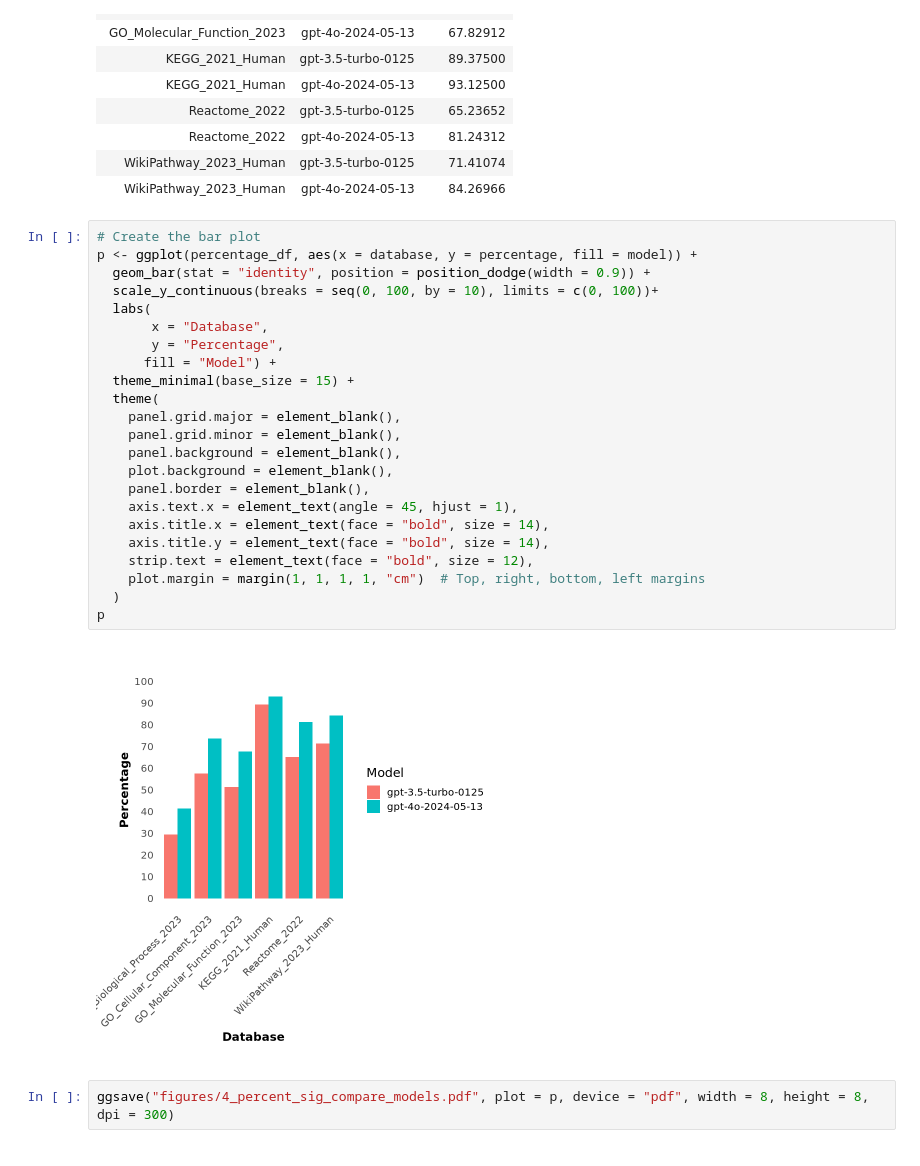
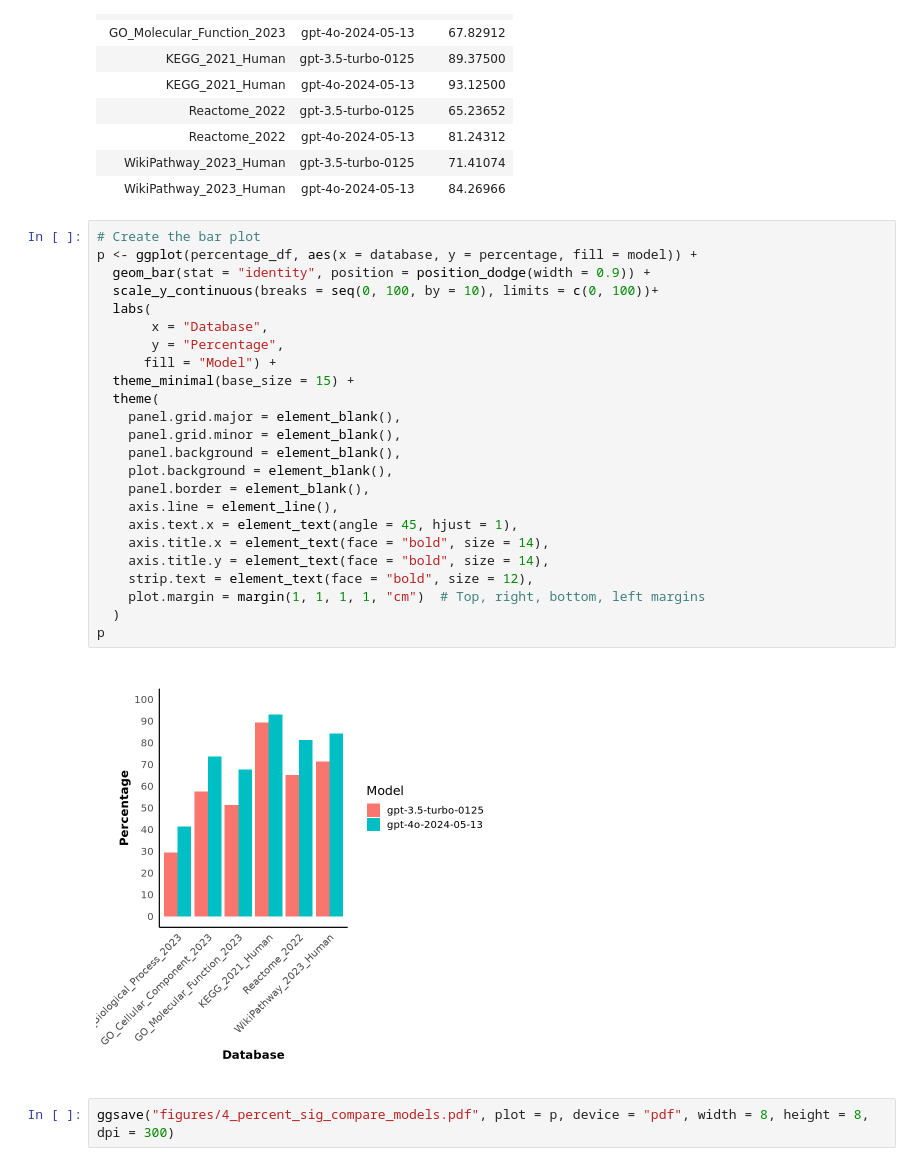
Before and after one commit to Alector-BIO/llm2geneset, a Jupyter notebook: notebooks/figures.ipynb, the cells around one changed output. Saved outputs shown, nothing was run; the diff lists cells and outputs as text.

```diff
--- a/notebooks/figures.ipynb
+++ b/notebooks/figures.ipynb
@@ -183,27 +187,28 @@ A grouped_df: 12 × 3
 # %%
 # Create the bar plot
 p <- ggplot(percentage_df, aes(x = database, y = percentage, fill = model)) +
   geom_bar(stat = "identity", position = position_dodge(width = 0.9)) +
   scale_y_continuous(breaks = seq(0, 100, by = 10), limits = c(0, 100))+
   labs(
        x = "Database",
        y = "Percentage",
       fill = "Model") +
   theme_minimal(base_size = 15) +
   theme(
     panel.grid.major = element_blank(),
     panel.grid.minor = element_blank(),
     panel.background = element_blank(),
     plot.background = element_blank(),
     panel.border = element_blank(),
+    axis.line = element_line(),
     axis.text.x = element_text(angle = 45, hjust = 1),
     axis.title.x = element_text(face = "bold", size = 14),
     axis.title.y = element_text(face = "bold", size = 14),
     strip.text = element_text(face = "bold", size = 12),
     plot.margin = margin(1, 1, 1, 1, "cm")  # Top, right, bottom, left margins
   )
 p
 # %% [output]
-[figure, old version]
+[figure, new version]
 # %%
 ggsave("figures/4_percent_sig_compare_models.pdf", plot = p, device = "pdf", width = 8, height = 8, dpi = 300)
```
Also changed, not shown: parts of 7 cells of this notebook, 3 other files.
